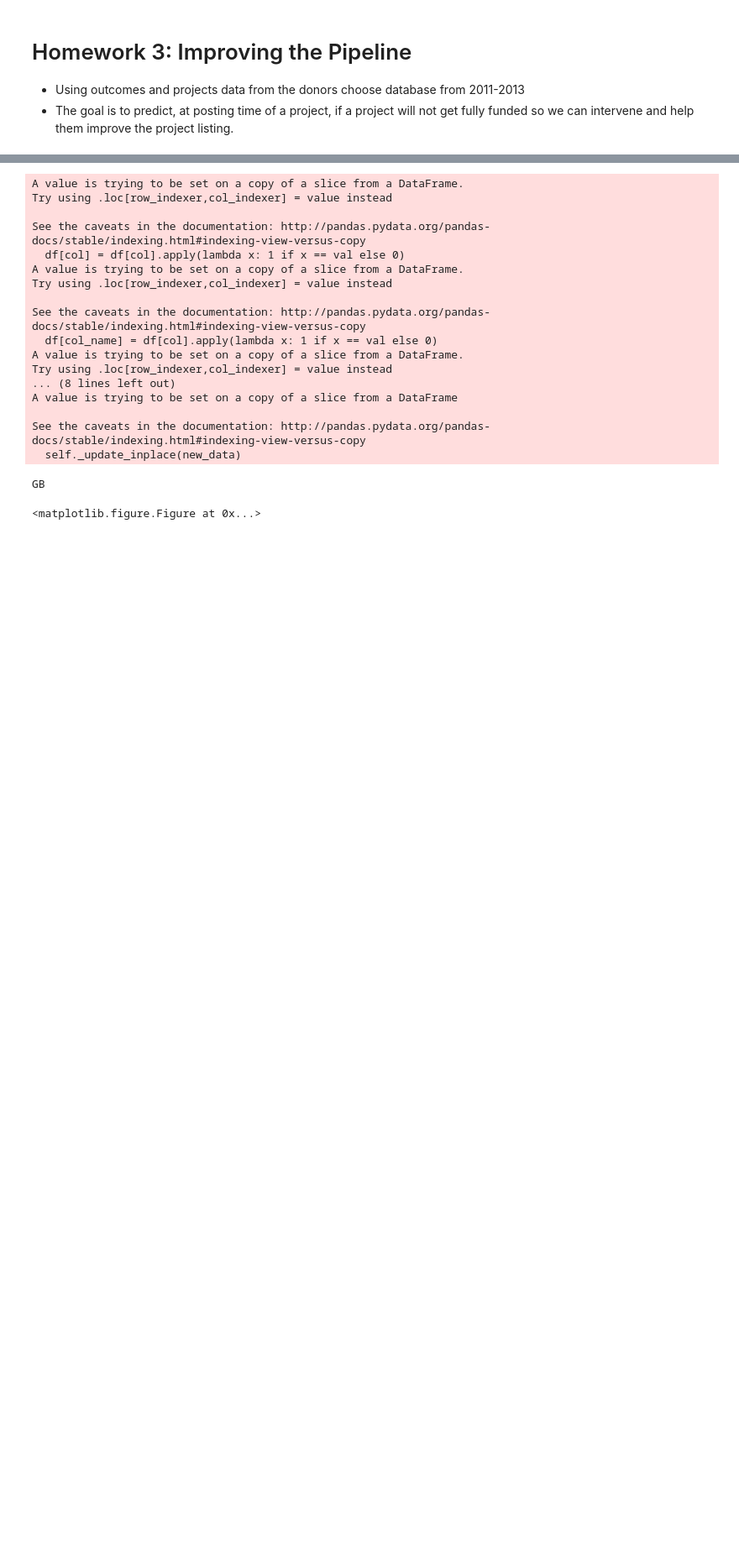
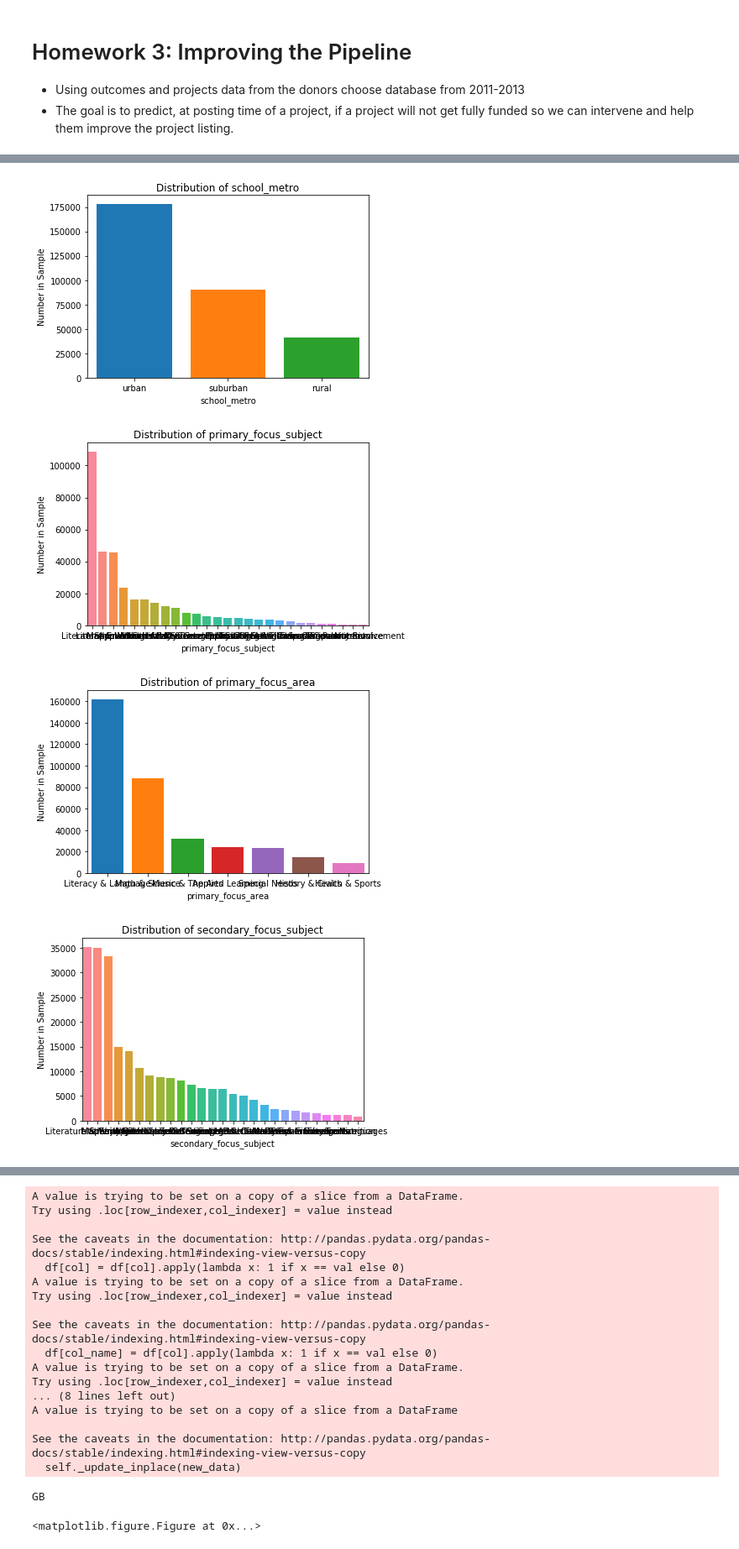
Before and after one commit to hyeness/machine-learning-2018, a Jupyter notebook: hw3/Donors Choose.ipynb, the cells around one changed output, grey strips where cells are left out. Shown at 84% size. Drawn from its saved outputs; the diff is of its cells as text; code cells hidden in the pictures; blank space fills up the shorter version.

```diff
--- a/hw3/Donors Choose.ipynb
+++ b/hw3/Donors Choose.ipynb
@@ -24,0 +90,8 @@ copy = df.copy()
+# %%
+for col in CATEGORICAL:
+    plot_hist(df, col, col)
+# %% [output]
+[figure, added]
+[figure, added]
+[figure, added]
+[figure, added]
```
Also changed, not shown: parts of 32 cells of this notebook, 5 other files.
